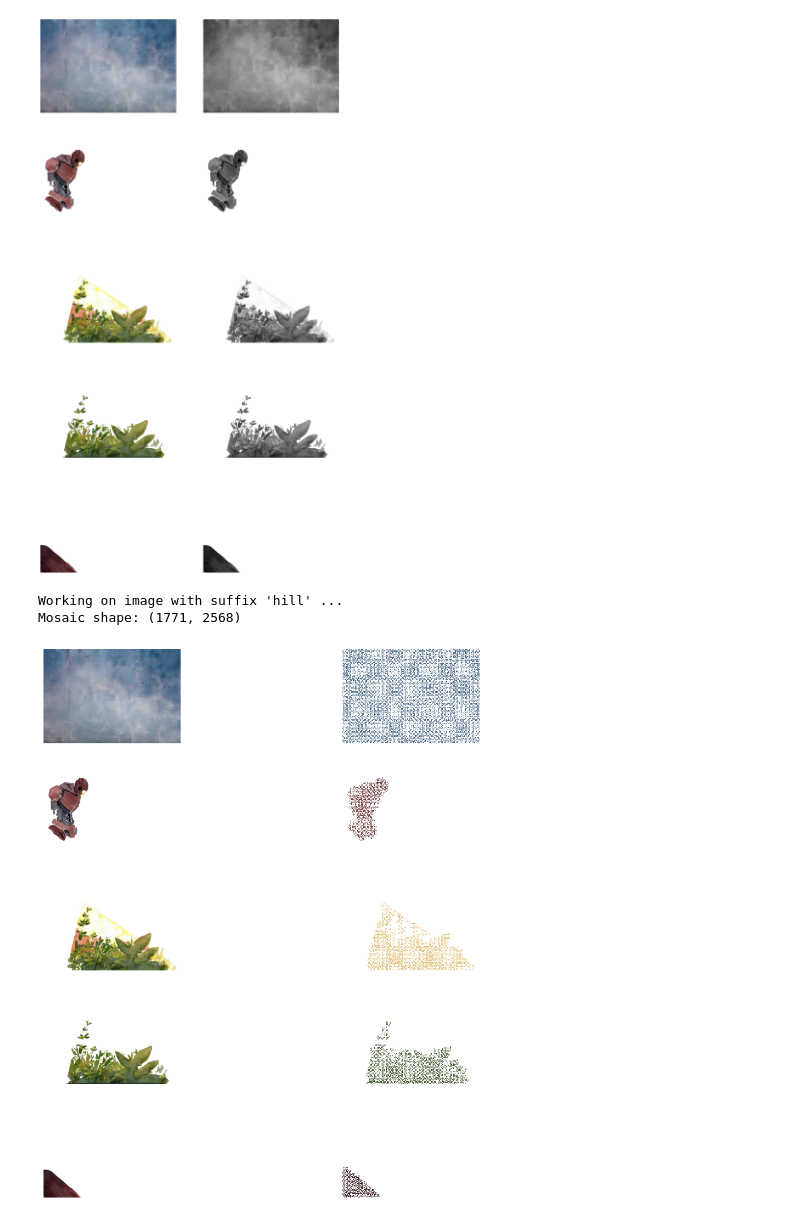
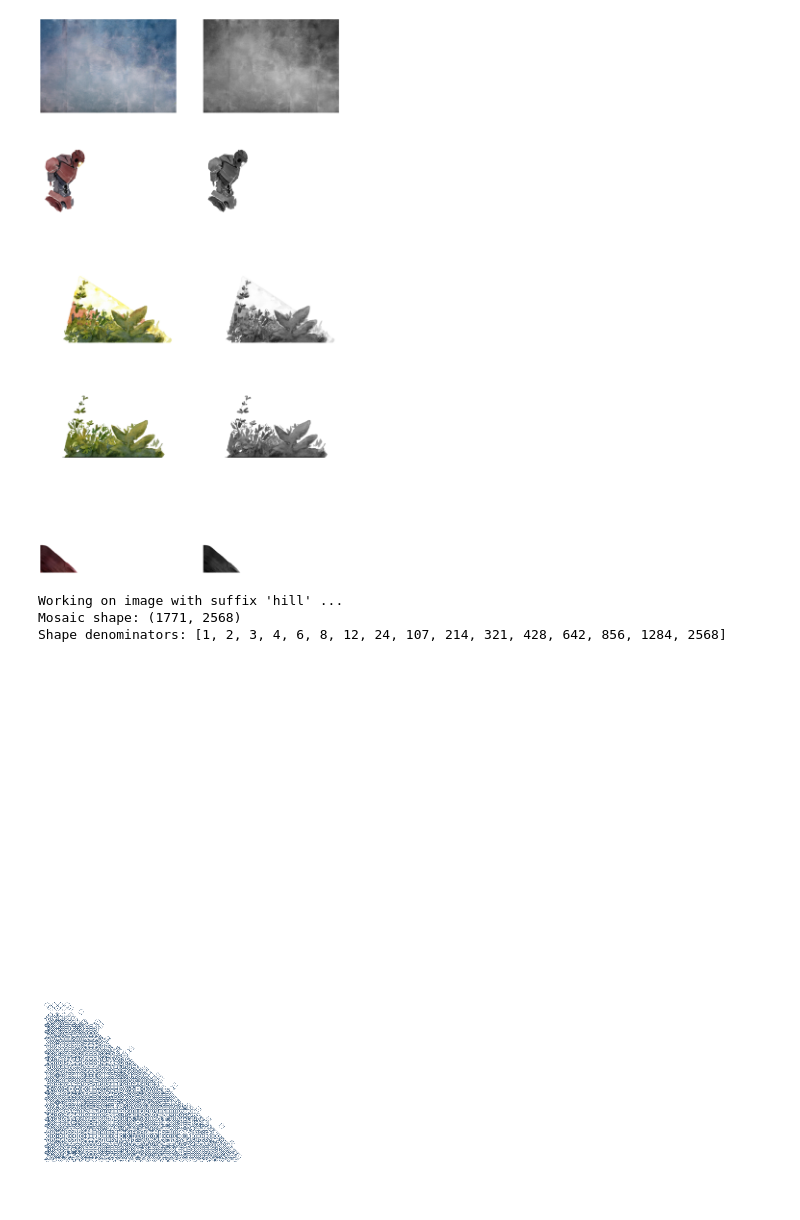
Before and after one commit to mrollier/game-of-life-mosaics, a Jupyter notebook: notebooks/bw26-wall_art.ipynb, the cells around one changed output. Cells and saved outputs as stored; diff of their text form; code cells hidden in the pictures.

```diff
--- a/notebooks/bw26-wall_art.ipynb
+++ b/notebooks/bw26-wall_art.ipynb
@@ -125,42 +125,49 @@ for suffix in image_suffixes:
     # add to list
     solution_mosaic_list.append(solution_mosaic)
 
-print("\nMosaic shape:", solution_mosaic_list[0].shape)
+mosaic_shape = solution_mosaic_list[0].shape
+print("\nMosaic shape:", mosaic_shape)
+print("Shape denominators:", mosaics.list_denominators(mosaic_shape[1]))
 # %% [output]
 Working on image with suffix 'hill' ...
 Mosaic shape: (1771, 2568)
+Shape denominators: [1, 2, 3, 4, 6, 8, 12, 24, 107, 214, 321, 428, 642, 856, 1284, 2568]
 # %%
 # Show and save results
 
-SAVEFIG = False
+INDEX = 0
+SAVEFIG = True
 
-fig, axs = plt.subplots(5, 2, figsize=(16, 6*5))
-fig_size = 10
+fig, ax = plt.subplots(1, 1, figsize=(16, 6*5))
+
+# IMPORTANT: pick a size that is a denominator of the mosaic shape
+fig_size = 12
 fig.set_size_inches(fig_size, fig_size)
 ax.axis('off')
 
-for ax_row, solution_mosaic, color, suffix in zip(axs, solution_mosaic_list, colors, image_suffixes):
-    # Create colormap with the selected colour
-    cmap_colors = ['none', color]
-    custom_cmap = LinearSegmentedColormap.from_list('custom', cmap_colors, N=2)
-    # show original image and mosaic
-    image_name_full = f"{image_name}-{suffix}"
-    image_path = f"../input/bw26/{image_name_full}.{extension}"
-    img = Image.open(image_path)
-    ax_row[0].imshow(img)
-    ax_row[1].imshow(solution_mosaic, cmap=custom_cmap, interpolation='none')
-    # remove axes
-    ax_row[0].axis('off')
-    ax_row[1].axis('off')
-    # Remove padding
-    plt.subplots_adjust(left=0, right=1, top=1, bottom=0)
+color = colors[INDEX]
+suffix = image_suffixes[INDEX]
 
-    if SAVEFIG:
-        dpi = solution_mosaic.shape[1] // fig_size
-        plt.savefig(f'../output/{image_name}-mosaic-level{level}-gridsize{grid_size}.png',
-                    dpi=dpi, # 100 dpi × 10 inches = 1000 pixels
-                    bbox_inches='tight',
-                    pad_inches=0)
-        # plt.close()
+# Create colormap with the selected colour
+cmap_colors = ['none', color]
+custom_cmap = LinearSegmentedColormap.from_list('custom', cmap_colors, N=2)
+
+# show mosaic
+ax.imshow(solution_mosaic, cmap=custom_cmap, interpolation='none')
+
+# remove axes
+ax.axis('off')
+ax.axis('off')
+
+# Remove padding
+plt.subplots_adjust(left=0, right=1, top=1, bottom=0)
+
+if SAVEFIG:
+    dpi = solution_mosaic.shape[1] // fig_size
+    plt.savefig(f'../output/bw26/{image_name_full}-mosaic-level{level}-gridsize{grid_size}.png',
+                dpi=dpi, # 100 dpi × 10 inches = 1000 pixels
+                bbox_inches='tight',
+                pad_inches=0)
+    # plt.close()
 # %% [output]
-[figure, old version]
+[figure, new version]
```
Also changed, not shown: parts of 1 cell of this notebook, 11 other files.
